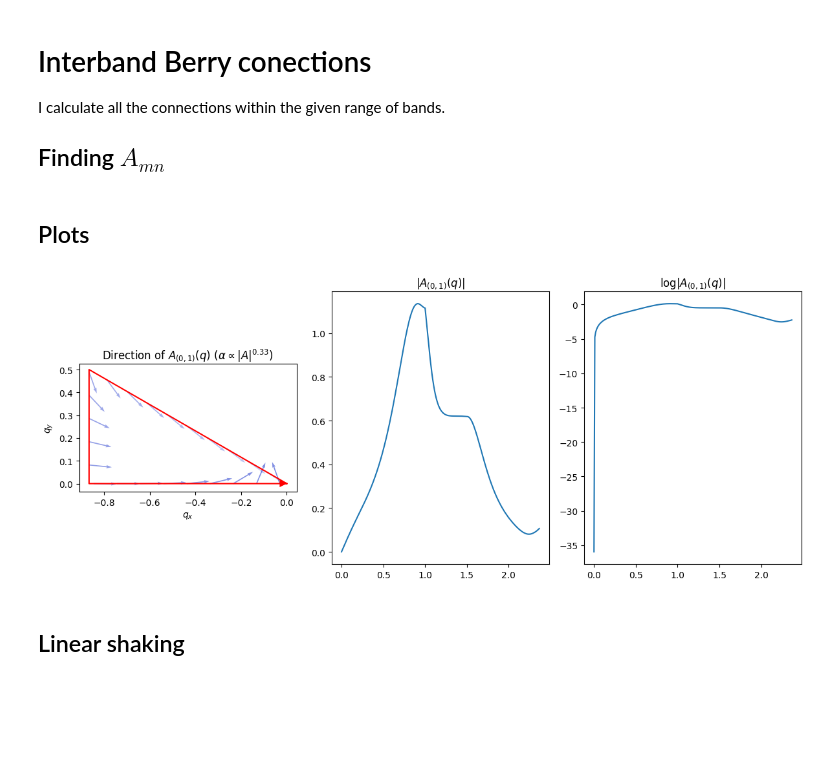
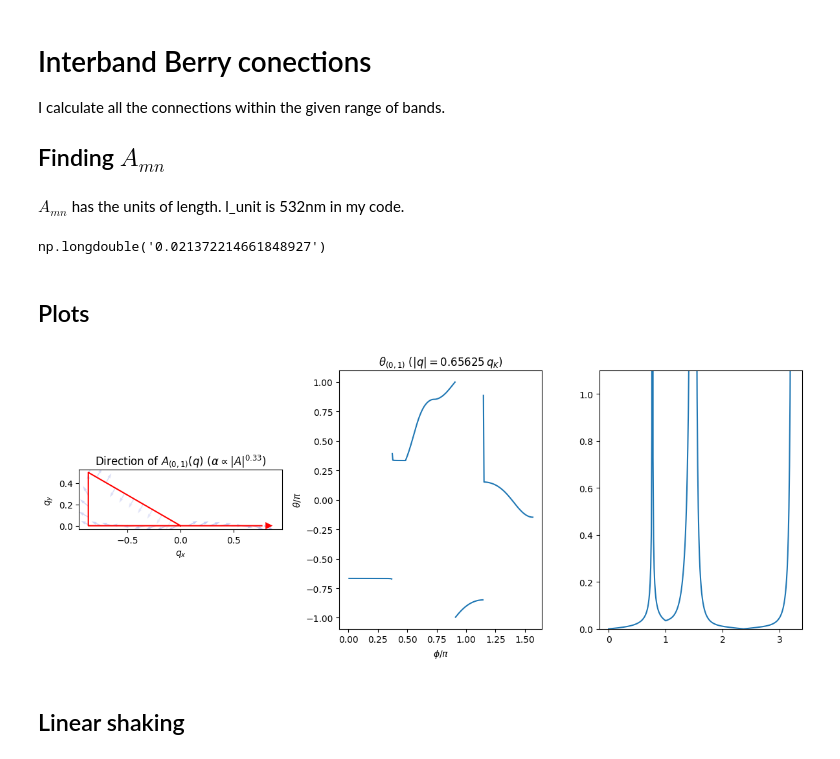
Before and after one commit to Shao-Wen-Chang/E9_constant, a Jupyter notebook: projects/general_plane_wave_expansion/band_structure.ipynb, the cells around one changed output. Drawn from its saved outputs; the diff is of its cells as text; code cells hidden in the pictures; blank space fills up the shorter version.

```diff
--- a/projects/general_plane_wave_expansion/band_structure.ipynb
+++ b/projects/general_plane_wave_expansion/band_structure.ipynb
@@ -152,7 +201,7 @@ if bool_plot_real:
 # Finding Bloch states and band energies
 # %%
 dq = 0.01
-rq_circ = 0.6
+rq_circ = 0.65625
 # %%
 start_time = time.time()
 
@@ -166,7 +215,7 @@ qsets, xq = bsc.find_qset_piecewise_linear(qverts_arr, num_points)
 
 # Circular
 # num_points = int(2. * np.pi * rq_circ / dq)
-# qsets, xq = bsc.find_qset_circle(E9c.Gp, rq_circ, theta_init = -np.pi + 0.001, pt_num = num_points)
+# qsets, xq = bsc.find_qset_circle(E9c.Gp/E9c.k_lw, rq_circ, theta_init = np.pi + 0.001, pt_num = num_points)
 
 e_values = np.zeros((len(qsets), bandnum), dtype = np.cdouble)
 e_states = np.zeros((len(qsets), size**2, bandnum), dtype = np.cdouble)
@@ -183,11 +232,8 @@ for i in range(len(qsets)):
     e_values[i,:], e_states[i,:,:] = eigh(H, eigvals = (bandstart, bandend),
                                           overwrite_a = True, check_finite = False)
 
-    for j, bandN in enumerate(range(bandstart, bandend + 1)):
-        e_states_ni[j].append(bsc.blochstate(e_states[i,:,j], q = qsets[i], center = k_center, N = bandN, E = e_values[i,j], param = Exp_lib))
-
 # Fix the gauge of eigenstates using parallel transport
-e_states_fixed = bsc.fix_gauge_parallel_transport_1d(e_states)
+e_states_fixed = bsc.fix_gauge_parallel_transport_1d(e_states, flip_gauge_for_bands = [0])
 for i in range(len(qsets)):
     for j, bandN in enumerate(range(bandstart, bandend + 1)):
         e_states_ni[j].append(bsc.blochstate(e_states[i,:,j], q = qsets[i], center = k_center, N = bandN, E = e_values[i,j], param = Exp_lib))
@@ -315,8 +370,0 @@ def participation_bd(r, A, phi):
-# %%
-A = np.sqrt(0.8)
-r = np.linspace(0., 0.2)
-# incoherent = A**2 + r**2 * (1 - A**2)
-incoherent = 1.
-plt.plot(r,participation_bd(r, A, 0) / incoherent)
-plt.plot(r,participation_bd(r, A, np.pi) / incoherent)
-# plt.ylim(0.9, 1.1)
@@ -345,6 +392,12 @@ for i in range(len(qsets)):
             inter_Berry_conns[i, i_lower, i_higher, :] = bsc.find_inter_Berry_conn(qsets[i], psi1, psi2, E12, Exp_lib, Hq_mmat, Hq_nmat)
 
 inter_Berry_conns_mag = np.linalg.norm(inter_Berry_conns, axis = 3)
+# %% [markdown]
+$A_{mn}$ has the units of length. l_unit is 532nm in my code.
+# %%
+np.percentile(inter_Berry_conns_mag[:,0,3], 50) * (l_unit / E9c.a_lw_hex)
+# %% [output]
+np.longdouble('0.021372214661848927')
 # %% [markdown]
 ## Plots
 # %%
@@ -354,6 +407,7 @@ quiver_interval = 10
 # %%
 A_Berry = inter_Berry_conns[:, *i_Berry, :] # Interband Berry connection of the selected bands
 A_mag = inter_Berry_conns_mag[:, *i_Berry]  # Magnitude of A_Berry
+A_theta = np.arctan2(A_Berry[:,1], A_Berry[:,0])
 A_plot = A_Berry / A_mag[:, np.newaxis]     # Normalized A_Berry for the direction plot
 
 A_mag = np.nan_to_num(A_mag, nan = 0., posinf = 1.)
@@ -365,44 +419,50 @@ fig_Berry, axes_Berry = plt.subplots(1, 3, figsize=(12, 5))
 # Normalize magnitudes into [0,1] for alpha
 A_mag_finite = A_mag[np.isfinite(A_mag)]
 if np.nanmax(A_mag_finite) > 0:
-    alpha_vals = np.nan_to_num(A_mag / A_mag_finite.max(), nan = 0., posinf = 1., neginf = 1.)
+    alpha_vals = np.nan_to_num(A_mag / np.percentile(A_mag_finite, 90), nan = 0., posinf = 1., neginf = 1.)
 else:
     alpha_vals = np.zeros_like(A_mag)
 
 # Vector field plots
 # Build RGBA colors with alpha = amplitude
 base_color = (0.1, 0.2, 0.8)  # e.g. blue-ish
 colors_rgba = np.zeros((len(A_mag), 4))
 colors_rgba[:, 0] = base_color[0]
 colors_rgba[:, 1] = base_color[1]
 colors_rgba[:, 2] = base_color[2]
-colors_rgba[:, 3] = alpha_vals**alpha_pwr
+colors_rgba[:, 3] = np.minimum(alpha_vals**alpha_pwr, 1.)
 
 quiver_scale = dq / 0.02
 axes_Berry[0].quiver(
     qsets[::quiver_interval, 0], qsets[::quiver_interval, 1],
     A_plot[::quiver_interval, 0], A_plot[::quiver_interval, 1],
     color = colors_rgba,
     angles = 'xy', scale_units = 'xy', scale = 20 * quiver_scale,
     width = 0.01 * quiver_scale
 )
+bsc.plot_qset(axes_Berry[0], qset = qsets, qset_type = 'circle')
 axes_Berry[0].set_title(rf"Direction of $A_{{{i_Berry}}}(q)$ ($\alpha \propto |A|^{{{alpha_pwr:.2f}}}$)")
 axes_Berry[0].set_xlabel(r"$q_x$")
 axes_Berry[0].set_ylabel(r"$q_y$")
 axes_Berry[0].set_aspect('equal')
-bsc.plot_qset(axes_Berry[0], qset = qsets, qset_type = 'circle')
+# axes_Berry[0].set_xlim(-0.1, 0.1)
+# axes_Berry[0].set_ylim(-0.1, 0.1)
+
+# theta plot
+idx_sgn_change = np.where(abs(A_theta[:-1] - A_theta[1:]) > np.pi)[0]
+util.plot_in_ax_break_sign_change(axes_Berry[1], xq / rq_circ / np.pi, A_theta / np.pi, idx_sgn_change)
+axes_Berry[1].set_title(rf"$\theta_{{{i_Berry}}} \ (|q| = {rq_circ}\, q_K)$")
+axes_Berry[1].set_xlabel(r"$\phi / \pi$")
+axes_Berry[1].set_ylabel(r"$\theta / \pi$")
 
 # |A| plot
-axes_Berry[1].plot(xq, A_mag)
-axes_Berry[1].set_title(rf"$|A_{{{i_Berry}}}(q)|$")
-
-# log|A| plot
-axes_Berry[2].plot(xq, logA_mag)
-axes_Berry[2].set_title(rf"$\log |A_{{{i_Berry}}}(q)|$")
+xq_Aabs = xq - xq[0]
+axes_Berry[2].plot(xq_Aabs, A_mag * l_unit / E9c.a_lw_hex)
+axes_Berry[2].set_ylim(0, 1.1)
 
 fig_Berry.tight_layout()
 # %% [output]
-[figure, old version]
+[figure, new version]
 # %% [markdown]
 ## Linear shaking
 # %%
```
Also changed, not shown: parts of 20 cells of this notebook, 6 other files.
